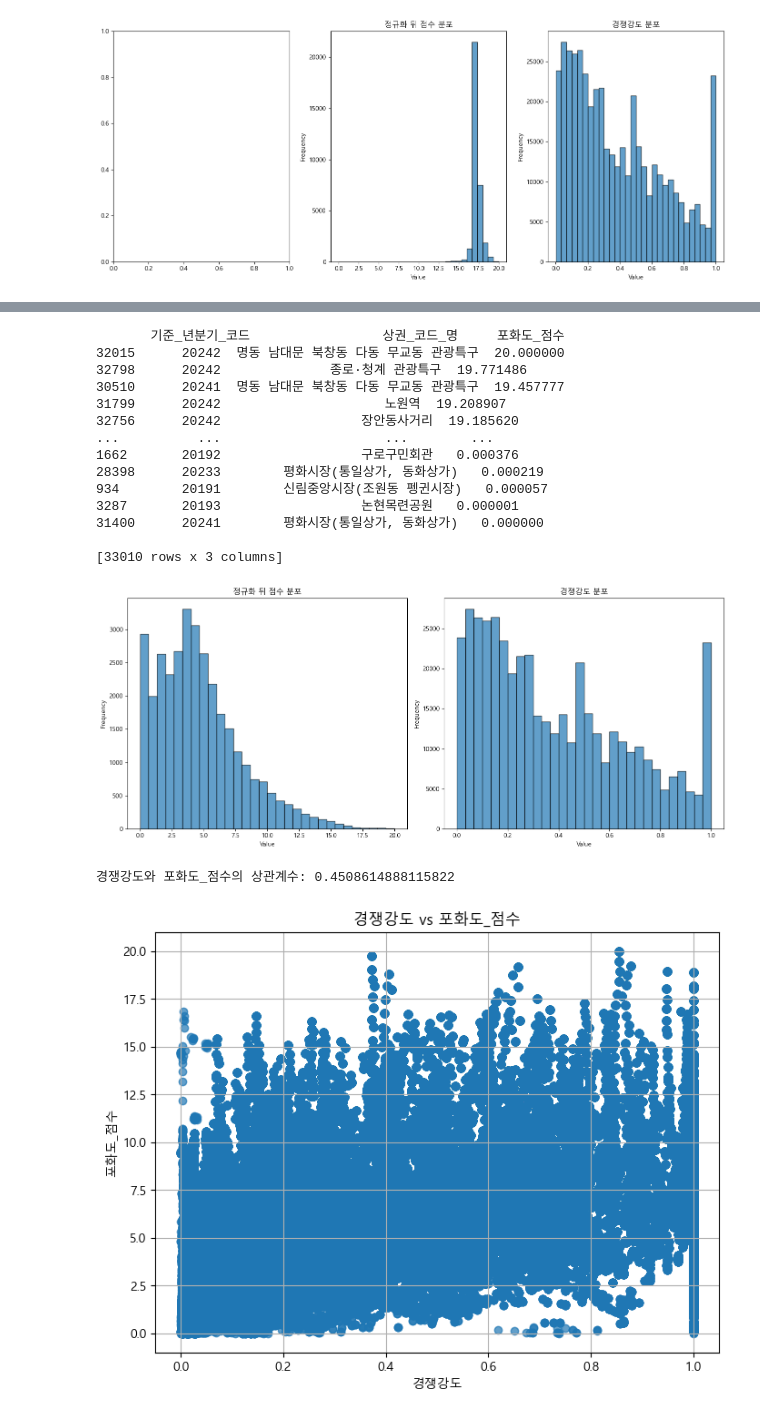
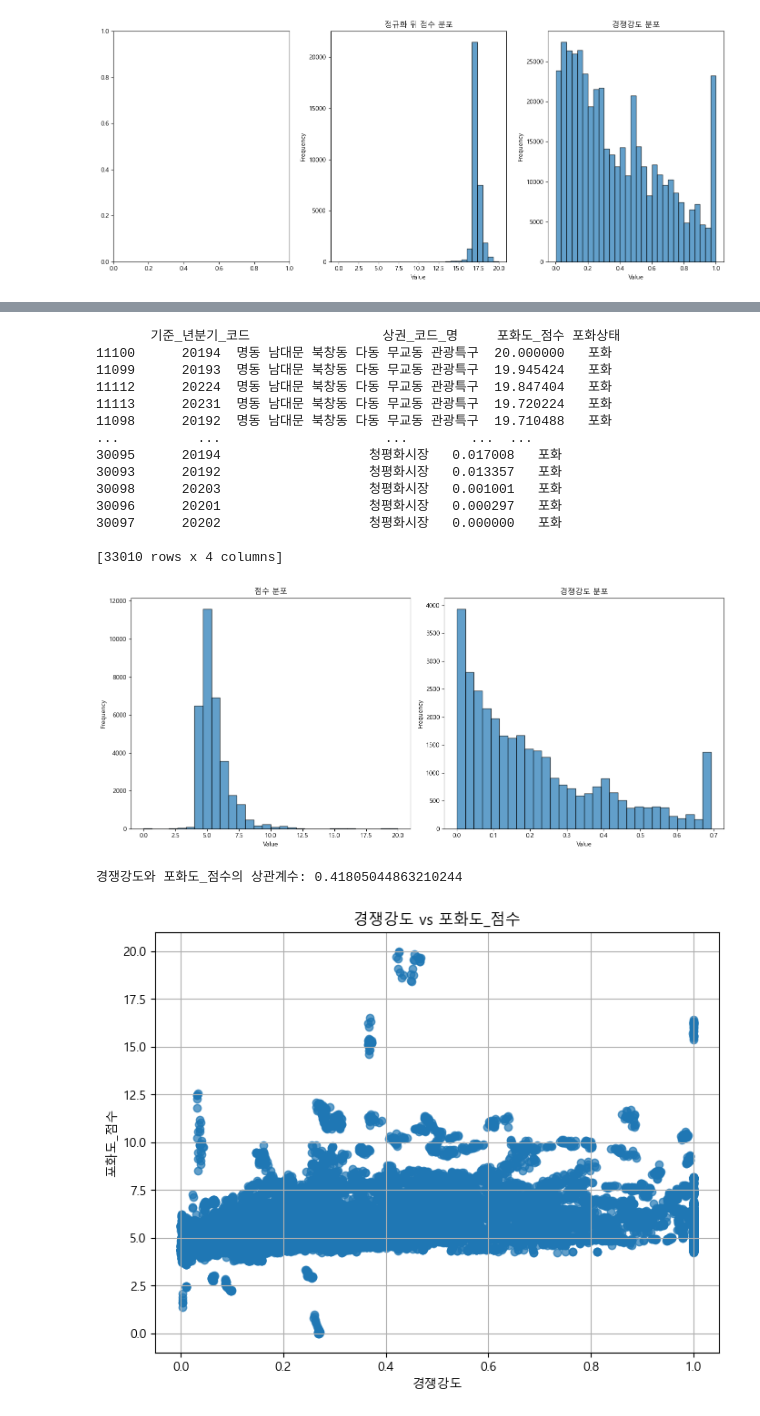
Before and after one commit to medici-bda10-sda/sda.final.project, a Jupyter notebook: 포화도 점수 산출.ipynb, the cells around one changed output, grey strips where cells are left out. Cells and saved outputs as stored; diff of their text form; code cells hidden in the pictures.

```diff
--- a/포화도 점수 산출.ipynb
+++ b/포화도 점수 산출.ipynb
@@ -16,2 +17,2 @@ plt.rcParams['axes.unicode_minus'] =False
 # %%
-df = pd.read_csv("C:/Users/dlwlg/Desktop/피처엔지니어링한통합데이터/피처엔지니어링일단다한통합데이터.csv")
+data = pd.read_csv("C:/Users/dlwlg/Desktop/피처엔지니어링한통합데이터/피처엔지니어링일단다한통합데이터.csv")
@@ -35,0 +125,6 @@ df = df.drop_duplicates()
+# %%
+# data에서 '기준_년분기_코드'와 '상권_코드_명'을 기준으로 '업종다양성'을 평균으로 집계
+data_grouped = data.groupby(['기준_년분기_코드', '상권_코드_명'])['업종다양성'].mean().reset_index()
+
+# df와 병합 (df의 30,000개 행을 유지하면서 data_grouped에서 '업종다양성'을 가져옴)
+df = pd.merge(df, data_grouped, on=['기준_년분기_코드', '상권_코드_명'], how='left')
@@ -292,15 +487,12 @@ plt.show()
 # %%
 # 필요한 컬럼만 선택
 # features = ['매출_점포비','매출_유동인구비','프랜차이즈_비율','개업 점수','업종다양성']
-features = ['매출_점포비','프랜차이즈_비율','개업 점수','업종다양성']
-df_selected = df[['기준_년분기_코드','상권_코드_명'] + features]
+features = ['업종다양성','집객시설총합','점포수_영역비','소비다수연령대','유동인구_점포비','매출_점포비']
+df_selected = df[['기준_년분기_코드','상권_코드_명','포화상태'] + features]
 
-# 상권별 평균값 계산
-df_selected = df_selected.groupby(['기준_년분기_코드','상권_코드_명'])[features].mean().reset_index()
-
-# 로그 정규화
-for feature in features:
-    df_pca = np.log1p(df_selected[features])
+# # 로그 정규화
+# for feature in features:
+#      df_selected[features] = np.log1p(df_selected[features])
 
 # 변수 표준화
 scaler = StandardScaler()
@@ -367,47 +559,50 @@ Correlation with PC2:
 
 [33010 rows x 3 columns]
 # %%
-# 0~20 범위로 변환
-scaler = MinMaxScaler(feature_range=(0, 20))
-scaled_data = scaler.fit_transform(test_pca_df[['Final_Score']])
+# 점수 0 ~ 20 제한
+min_max_scaler = MinMaxScaler(feature_range=(0, 20))
+Score = min_max_scaler.fit_transform(test_pca_df[['Final_Score']])
 
 # 결과 데이터프레임 생성
 result_df = pd.DataFrame({
     '기준_년분기_코드': df_selected['기준_년분기_코드'],
     '상권_코드_명': df_selected['상권_코드_명'],
-    '포화도_점수': scaled_data.flatten()
+    '포화도_점수': Score.flatten(),
+    '포화상태' : df_selected['포화상태']
 })
 
 # 포화도 점수 기준 내림차순 정렬
 result_df = result_df.sort_values('포화도_점수', ascending=False)
 print(result_df)
 # %% [output]
-       기준_년분기_코드                 상권_코드_명     포화도_점수
-32015      20242  명동 남대문 북창동 다동 무교동 관광특구  20.000000
-32798      20242              종로·청계 관광특구  19.771486
-30510      20241  명동 남대문 북창동 다동 무교동 관광특구  19.457777
-31799      20242                     노원역  19.208907
-32756      20242                  장안동사거리  19.185620
-...          ...                     ...        ...
-1662       20192                  구로구민회관   0.000376
-28398      20233        평화시장(통일상가, 동화상가)   0.000219
-934        20191        신림중앙시장(조원동 펭귄시장)   0.000057
-3287       20193                  논현목련공원   0.000001
-31400      20241        평화시장(통일상가, 동화상가)   0.000000
+       기준_년분기_코드                 상권_코드_명     포화도_점수 포화상태
+11100      20194  명동 남대문 북창동 다동 무교동 관광특구  20.000000   포화
+11099      20193  명동 남대문 북창동 다동 무교동 관광특구  19.945424   포화
+11112      20224  명동 남대문 북창동 다동 무교동 관광특구  19.847404   포화
+11113      20231  명동 남대문 북창동 다동 무교동 관광특구  19.720224   포화
+11098      20192  명동 남대문 북창동 다동 무교동 관광특구  19.710488   포화
+...          ...                     ...        ...  ...
+30095      20194                   청평화시장   0.017008   포화
+30093      20192                   청평화시장   0.013357   포화
+30098      20203                   청평화시장   0.001001   포화
+30096      20201                   청평화시장   0.000297   포화
+30097      20202                   청평화시장   0.000000   포화
 
-[33010 rows x 3 columns]
+[33010 rows x 4 columns]
 # %%
 # 피겨 사이즈 설정 및 서브플롯 생성 (가로로 2개 배치)
 fig, axes = plt.subplots(1, 2, figsize=(14, 6))
 
 # 두 번째 히스토그램: 0~20 뒤 정규화
-axes[0].hist(scaled_data, bins=30, edgecolor='black', alpha=0.7)
-axes[0].set_title("정규화 뒤 점수 분포")
+axes[0].hist(result_df['포화도_점수'], bins=30, edgecolor='black', alpha=0.7)
+axes[0].set_title("점수 분포")
 axes[0].set_xlabel("Value")
 axes[0].set_ylabel("Frequency")
 
+test_scaled = np.log1p(df[['경쟁강도']])
+
 # 세 번째 히스토그램: df['경쟁강도']
-axes[1].hist(df['경쟁강도'], bins=30, edgecolor='black', alpha=0.7)
+axes[1].hist(test_scaled, bins=30, edgecolor='black', alpha=0.7)
 axes[1].set_title("경쟁강도 분포")
 axes[1].set_xlabel("Value")
 axes[1].set_ylabel("Frequency")
@@ -416,28 +611,28 @@ axes[1].set_ylabel("Frequency")
 plt.tight_layout()  # 그래프 간 간격 조정
 plt.show()
 # %% [output]
-[figure, old version]
+[figure, new version]
 # %%
 # 두 데이터프레임에서 필요한 열만 선택하여 병합 (inner join)
 merged_df = pd.merge(
-    df[['기준_년분기_코드', '상권_코드_명', '경쟁강도']],
+    df[['기준_년분기_코드', '상권_코드_명', '경쟁강도','행정동_코드_명','자치구_코드_명']],
     result_df[['기준_년분기_코드', '상권_코드_명', '포화도_점수']],
     on=['기준_년분기_코드', '상권_코드_명'],
     how='inner'
 )
 
 # 두 변수의 상관계수 계산
 correlation = merged_df['경쟁강도'].corr(merged_df['포화도_점수'])
 print("경쟁강도와 포화도_점수의 상관계수:", correlation)
 
 # 산점도(scatter plot)로 시각화
 plt.figure(figsize=(8, 6))
 plt.scatter(merged_df['경쟁강도'], merged_df['포화도_점수'], alpha=0.7)
 plt.xlabel('경쟁강도')
 plt.ylabel('포화도_점수')
 plt.title('경쟁강도 vs 포화도_점수')
 plt.grid(True)
 plt.show()
 # %% [output]
-경쟁강도와 포화도_점수의 상관계수: 0.4508614888115822
+경쟁강도와 포화도_점수의 상관계수: 0.41805044863210244
-[figure, old version]
+[figure, new version]
```
Also changed, not shown: parts of 22 cells of this notebook, 2 other files.
